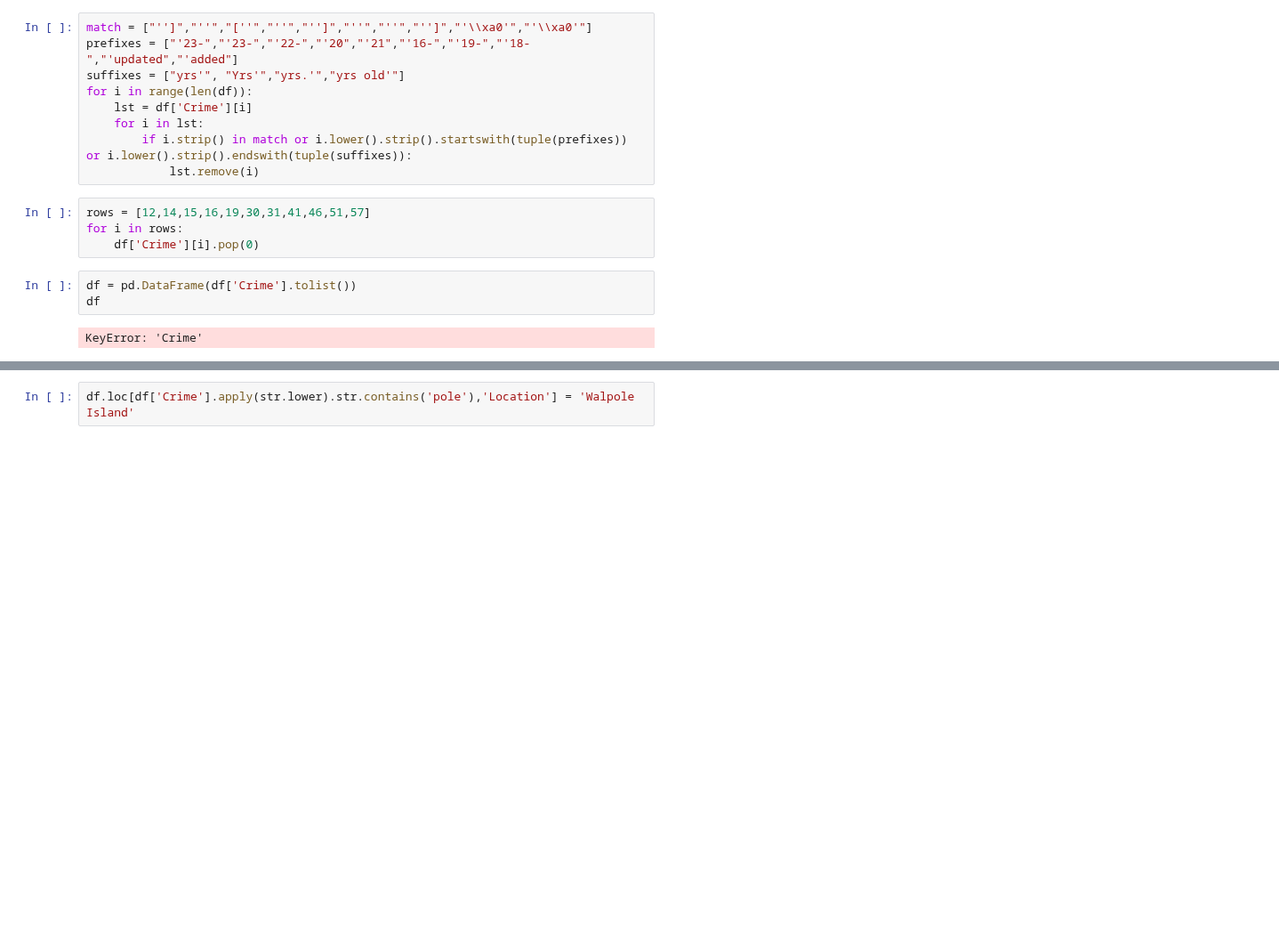
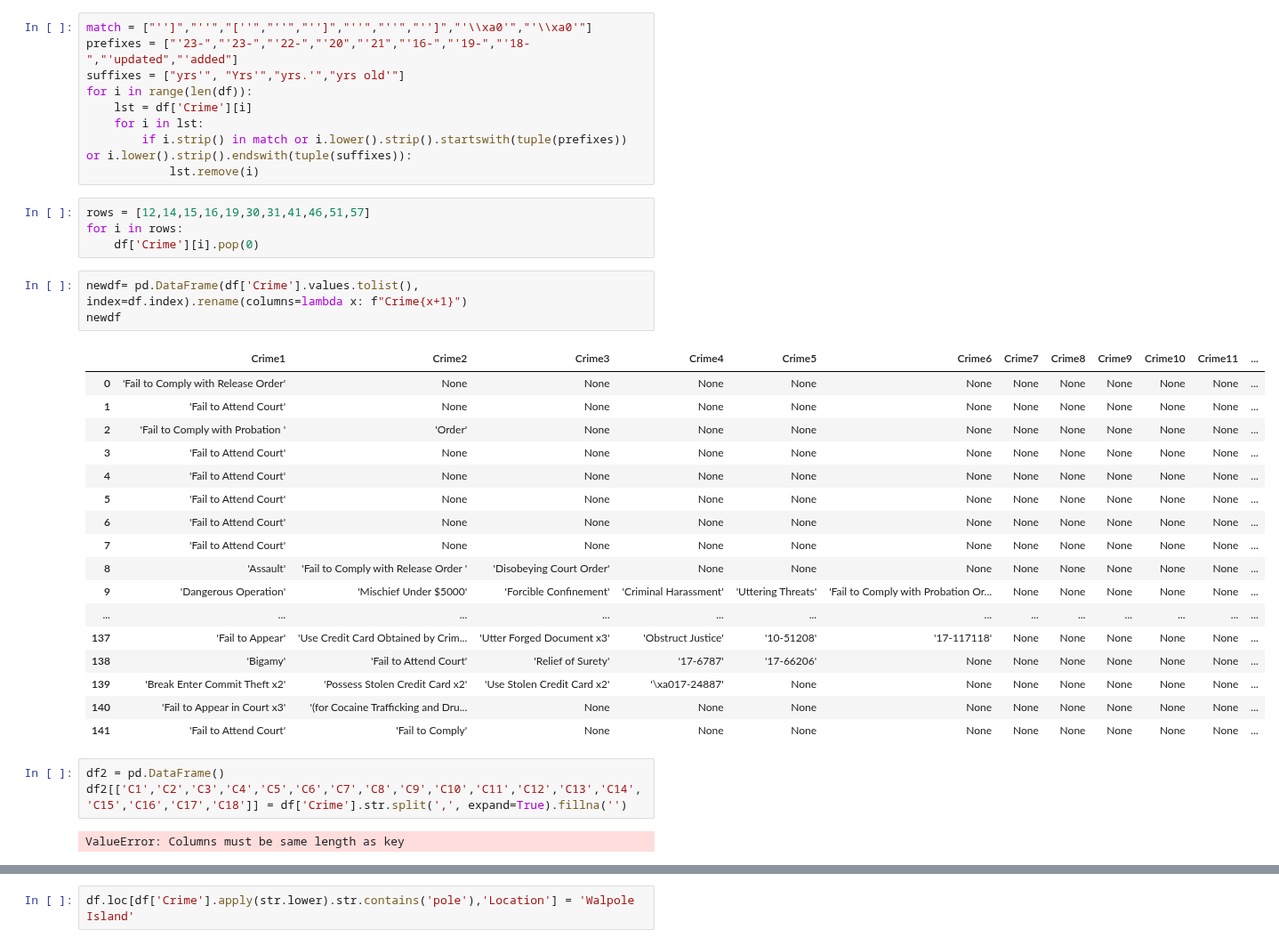
Before and after one commit to withabubaker/Niagara-MostWanted-WebScraping-Tableau, a Jupyter notebook: dataCleaning.ipynb, the cells around one changed output, grey strips where cells are left out. Shown at 89% size. Saved outputs shown, nothing was run; the diff lists cells and outputs as text; blank space fills up the shorter version.

Commit message:
split list items into separate columns

```diff
--- a/dataCleaning.ipynb
+++ b/dataCleaning.ipynb
@@ -188,7 +185,28 @@ rows = [12,14,15,16,19,30,31,41,46,51,57]
 for i in rows:
     df['Crime'][i].pop(0)
 # %%
-df = pd.DataFrame(df['Crime'].tolist())
-df
+newdf= pd.DataFrame(df['Crime'].values.tolist(), index=df.index).rename(columns=lambda x: f"Crime{x+1}")
+newdf
 # %% [output]
-KeyError: 'Crime'
+|  | Crime1 | Crime2 | Crime3 | Crime4 | Crime5 | Crime6 | Crime7 | Crime8 | Crime9 | Crime10 | Crime11 | ... |
+| 0 | 'Fail to Comply with Release Order' | None | None | None | None | None | None | None | None | None | None | ... |
+| 1 | 'Fail to Attend Court' | None | None | None | None | None | None | None | None | None | None | ... |
+| 2 | 'Fail to Comply with Probation ' | 'Order' | None | None | None | None | None | None | None | None | None | ... |
+| 3 | 'Fail to Attend Court' | None | None | None | None | None | None | None | None | None | None | ... |
+| 4 | 'Fail to Attend Court' | None | None | None | None | None | None | None | None | None | None | ... |
+| 5 | 'Fail to Attend Court' | None | None | None | None | None | None | None | None | None | None | ... |
+| 6 | 'Fail to Attend Court' | None | None | None | None | None | None | None | None | None | None | ... |
+| 7 | 'Fail to Attend Court' | None | None | None | None | None | None | None | None | None | None | ... |
+| 8 | 'Assault' | 'Fail to Comply with Release Order ' | 'Disobeying Court Order' | None | None | None | None | None | None | None | None | ... |
+| 9 | 'Dangerous Operation' | 'Mischief Under $5000' | 'Forcible Confinement' | 'Criminal Harassment' | 'Uttering Threats' | 'Fail to Comply with Probation Or... | None | None | None | None | None | ... |
+| ... | ... | ... | ... | ... | ... | ... | ... | ... | ... | ... | ... | ... |
+| 137 | 'Fail to Appear' | 'Use Credit Card Obtained by Crim... | 'Utter Forged Document x3' | 'Obstruct Justice' | '10-51208' | '17-117118' | None | None | None | None | None | ... |
+| 138 | 'Bigamy' | 'Fail to Attend Court' | 'Relief of Surety' | '17-6787' | '17-66206' | None | None | None | None | None | None | ... |
+| 139 | 'Break Enter Commit Theft x2' | 'Possess Stolen Credit Card x2' | 'Use Stolen Credit Card x2' | '\xa017-24887' | None | None | None | None | None | None | None | ... |
+| 140 | 'Fail to Appear in Court x3' | '(for Cocaine Trafficking and Dru... | None | None | None | None | None | None | None | None | None | ... |
+| 141 | 'Fail to Attend Court' | 'Fail to Comply' | None | None | None | None | None | None | None | None | None | ... |
+# %%
+df2 = pd.DataFrame()
+df2[['C1','C2','C3','C4','C5','C6','C7','C8','C9','C10','C11','C12','C13','C14','C15','C16','C17','C18']] = df['Crime'].str.split(',', expand=True).fillna('')
+# %% [output]
+ValueError: Columns must be same length as key
```
Also changed, not shown: parts of 6 cells of this notebook.
